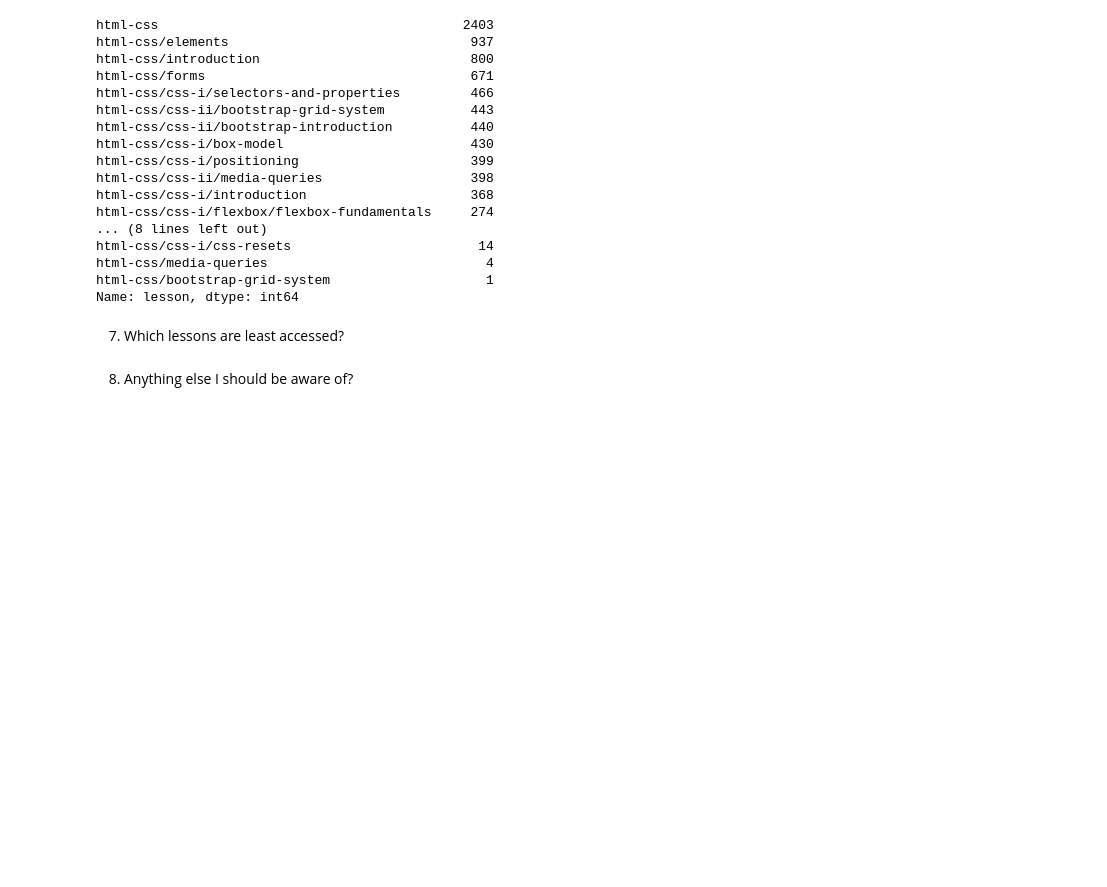
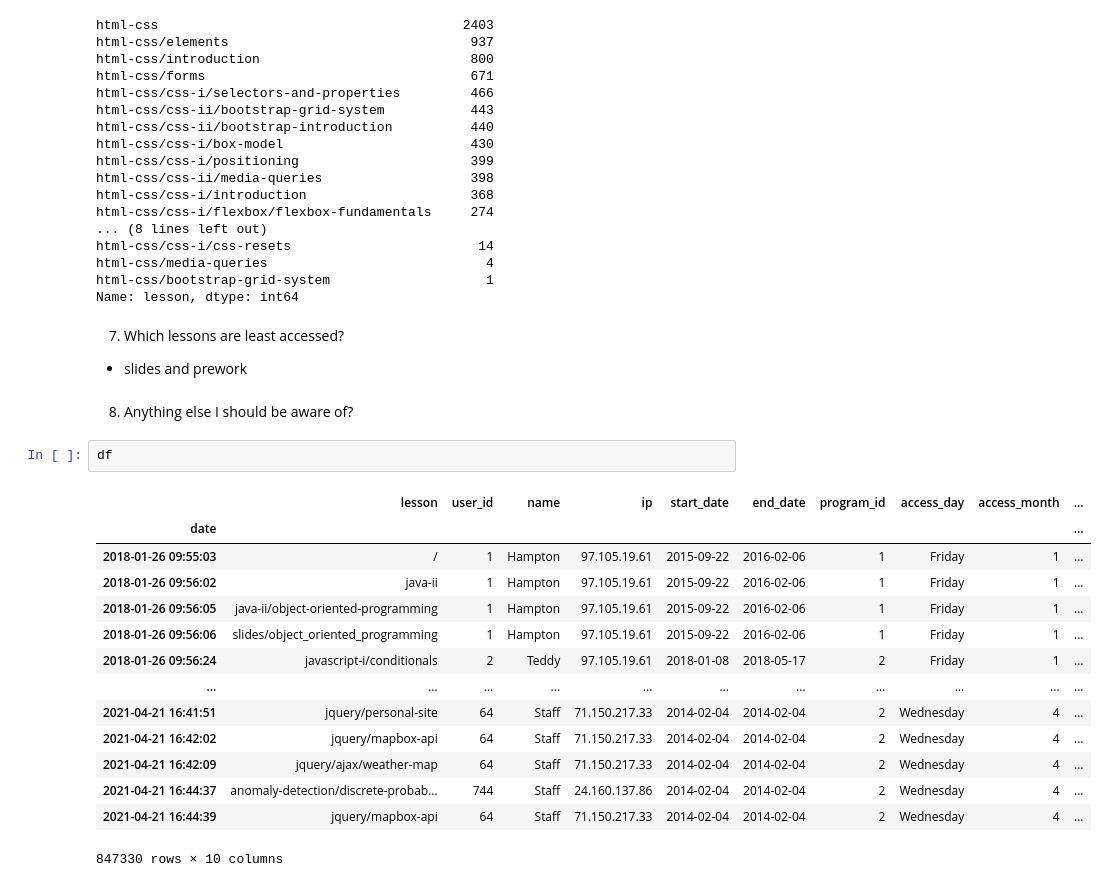
Before and after one commit to Curriculum-Assurance-Team/Curriculum_Engagement_and_Usage_Analysis, a Jupyter notebook: explore_mr.ipynb, the cells around one changed output. Saved outputs shown, nothing was run; the diff lists cells and outputs as text; blank space fills up the shorter version.

```diff
--- a/explore_mr.ipynb
+++ b/explore_mr.ipynb
@@ -528,5 +528,23 @@ html-css/bootstrap-grid-system                    1
 Name: lesson, dtype: int64
 # %% [markdown]
 7. Which lessons are least accessed?
+- slides and prework
 # %% [markdown]
 8. Anything else I should be aware of?
+# %%
+df
+# %% [output]
+|  | lesson | user_id | name | ip | start_date | end_date | program_id | access_day | access_month | ... |
+| date |  |  |  |  |  |  |  |  |  | ... |
+| 2018-01-26 09:55:03 | / | 1 | Hampton | 97.105.19.61 | 2015-09-22 | 2016-02-06 | 1 | Friday | 1 | ... |
+| 2018-01-26 09:56:02 | java-ii | 1 | Hampton | 97.105.19.61 | 2015-09-22 | 2016-02-06 | 1 | Friday | 1 | ... |
+| 2018-01-26 09:56:05 | java-ii/object-oriented-programming | 1 | Hampton | 97.105.19.61 | 2015-09-22 | 2016-02-06 | 1 | Friday | 1 | ... |
+| 2018-01-26 09:56:06 | slides/object_oriented_programming | 1 | Hampton | 97.105.19.61 | 2015-09-22 | 2016-02-06 | 1 | Friday | 1 | ... |
+| 2018-01-26 09:56:24 | javascript-i/conditionals | 2 | Teddy | 97.105.19.61 | 2018-01-08 | 2018-05-17 | 2 | Friday | 1 | ... |
+| ... | ... | ... | ... | ... | ... | ... | ... | ... | ... | ... |
+| 2021-04-21 16:41:51 | jquery/personal-site | 64 | Staff | 71.150.217.33 | 2014-02-04 | 2014-02-04 | 2 | Wednesday | 4 | ... |
+| 2021-04-21 16:42:02 | jquery/mapbox-api | 64 | Staff | 71.150.217.33 | 2014-02-04 | 2014-02-04 | 2 | Wednesday | 4 | ... |
+| 2021-04-21 16:42:09 | jquery/ajax/weather-map | 64 | Staff | 71.150.217.33 | 2014-02-04 | 2014-02-04 | 2 | Wednesday | 4 | ... |
+| 2021-04-21 16:44:37 | anomaly-detection/discrete-probab... | 744 | Staff | 24.160.137.86 | 2014-02-04 | 2014-02-04 | 2 | Wednesday | 4 | ... |
+| 2021-04-21 16:44:39 | jquery/mapbox-api | 64 | Staff | 71.150.217.33 | 2014-02-04 | 2014-02-04 | 2 | Wednesday | 4 | ... |
+847330 rows × 10 columns
```
Also changed, not shown: parts of 35 cells of this notebook, 1 other file.
